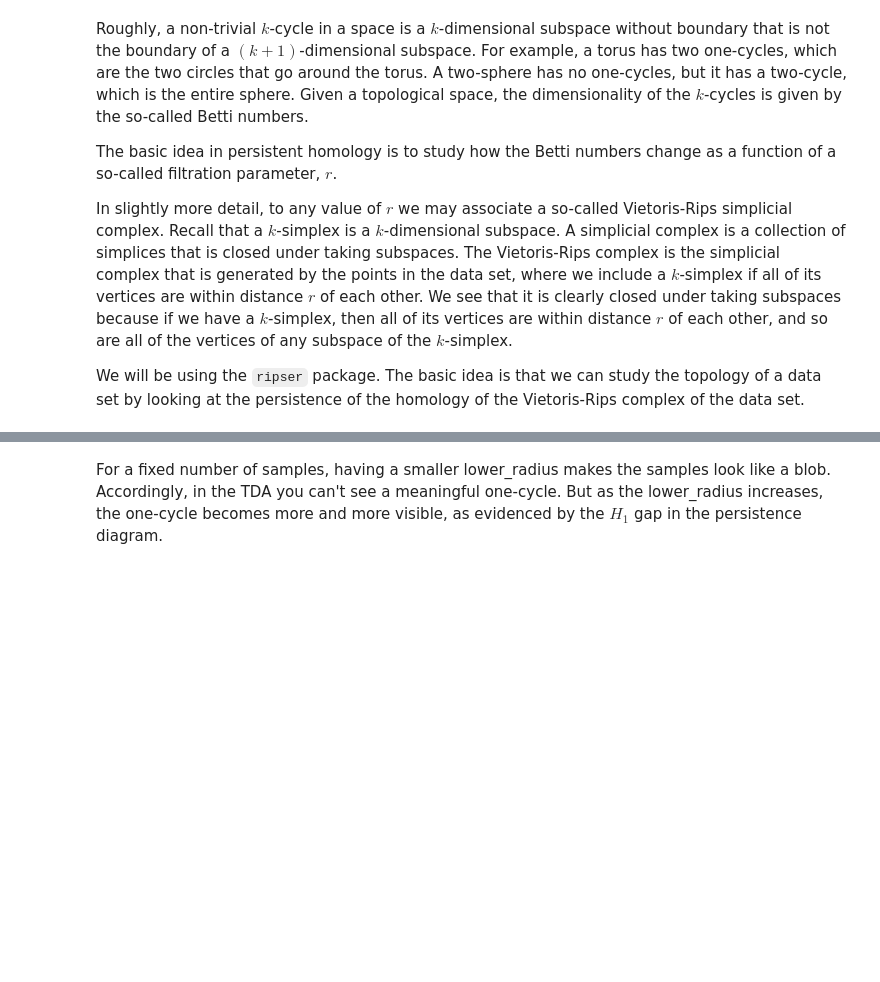
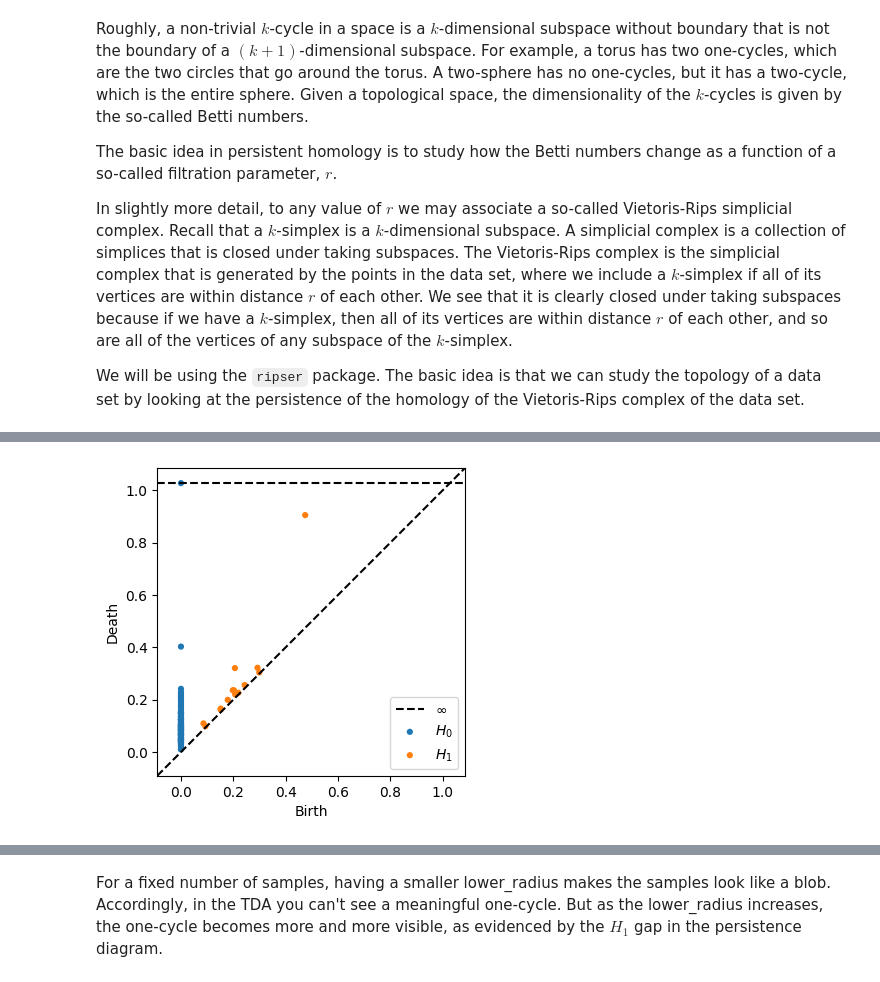
Before and after one commit to jimhalverson/COMP2023, a Jupyter notebook: notebooks/Physics and Machine Learning/7_Lecture_SR TDA PCA.ipynb, the cells around one changed output, grey strips where cells are left out. Drawn from its saved outputs; the diff is of its cells as text; code cells hidden in the pictures; blank space fills up the shorter version.

```diff
--- a/notebooks/Physics and Machine Learning/7_Lecture_SR TDA PCA.ipynb
+++ b/notebooks/Physics and Machine Learning/7_Lecture_SR TDA PCA.ipynb
@@ -87,0 +339,11 @@ We will be using the `ripser` package. The basic idea is that we can study the t
+# %%
+from ripser import ripser
+from persim import plot_diagrams
+
+data = ripser(samps)
+diagrams = data['dgms']
+# %%
+plt.figure(figsize=(8, 4))
+plot_diagrams(diagrams,show=True)
+# %% [output]
+[figure, added]
```
Also changed, not shown: parts of 24 cells of this notebook.
